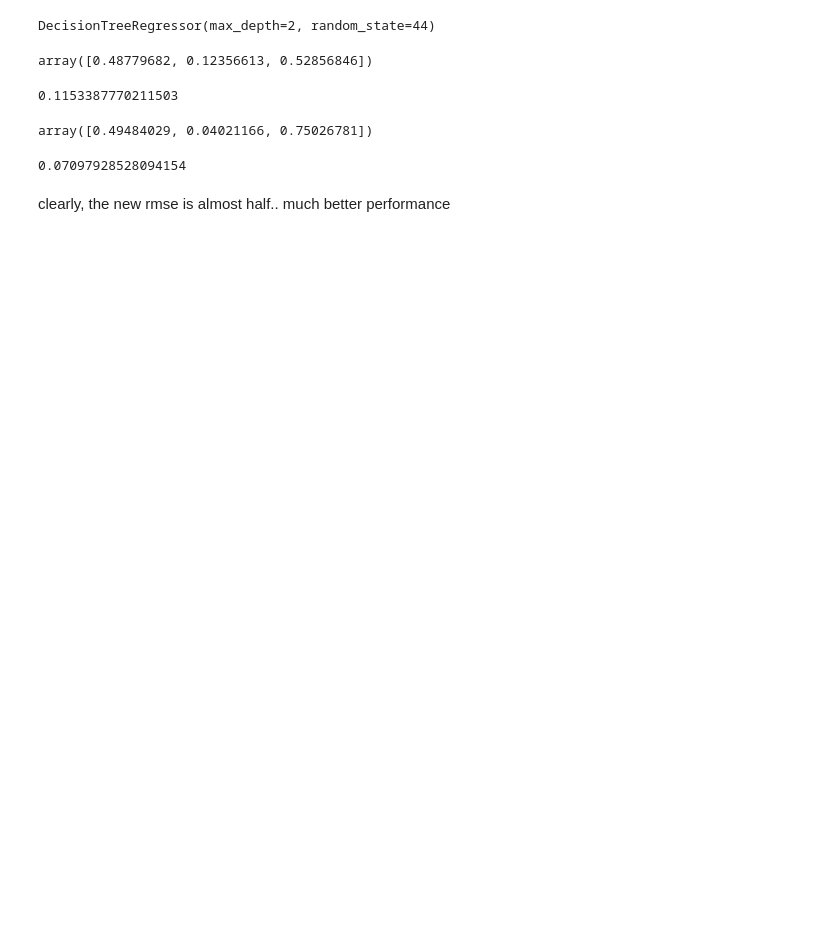
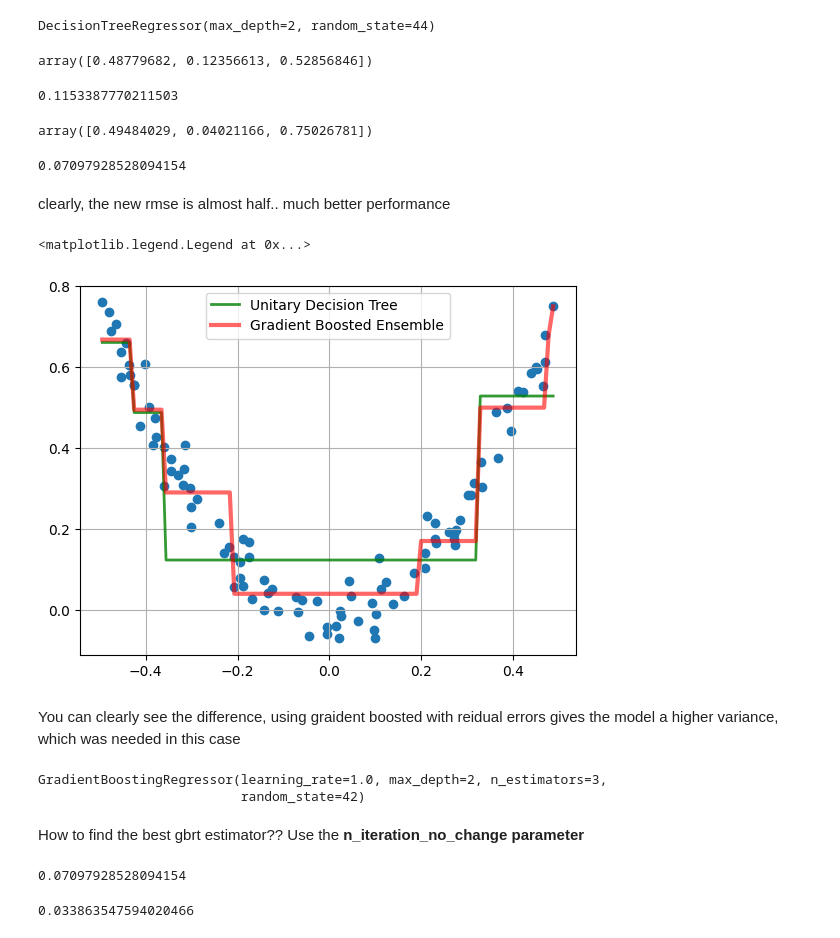
Before and after one commit to taif-ghazali/ML-models, a Jupyter notebook: Ensemble Methods.ipynb, the cells around one changed output. Cells and saved outputs as stored; diff of their text form; code cells hidden in the pictures; blank space fills up the shorter version.

Commit message:
Looked up more into GBRT.. Interesting to say the least

```diff
--- a/Ensemble Methods.ipynb
+++ b/Ensemble Methods.ipynb
@@ -344,3 +337,51 @@ new_rmse
 0.07097928528094154
 # %% [markdown]
 clearly, the new rmse is almost half.. much better performance
+# %%
+plt.scatter(X,y, linestyle= "None")
+
+x1 = np.linspace(X.min(), X.max(), 100).reshape(-1,1)
+y_pred_tree= tree_reg1.predict(x1)
+y_pred_gd= sum(tree.predict(x1) for tree in (tree_reg1, tree_reg2, tree_reg3))
+plt.grid()
+
+plt.plot(x1, y_pred_tree, linewidth=2, color= "green", alpha= 0.8,  label= "Unitary Decision Tree")
+plt.plot(x1, y_pred_gd, linewidth = 3, color= "red", alpha= 0.6, label = "Gradient Boosted Ensemble")
+
+plt.legend()
+# %% [output]
+<matplotlib.legend.Legend at 0x...>
+[figure, added]
+# %% [markdown]
+You can clearly see the difference, using graident boosted with reidual errors gives the model a higher variance, which was needed in this case
+# %%
+from sklearn.ensemble import GradientBoostingRegressor
+
+gbrt= GradientBoostingRegressor(
+    max_depth=2, n_estimators=3,
+    learning_rate=1.0, random_state=42
+)
+gbrt.fit(X, y)
+# %% [output]
+GradientBoostingRegressor(learning_rate=1.0, max_depth=2, n_estimators=3,
+                          random_state=42)
+# %% [markdown]
+How to find the best gbrt estimator?? Use the **n_iteration_no_change parameter**
+# %%
+gbrt_pred = gbrt.predict(X)
+basic_gbrt_rmse = root_mean_squared_error(y, gbrt_pred)
+basic_gbrt_rmse
+# %% [output]
+0.07097928528094154
+# %%
+gbrt_best= GradientBoostingRegressor(
+    max_depth=2, learning_rate=0.1, n_estimators=500,
+    n_iter_no_change=10, random_state=42
+)
+gbrt_best.fit(X,y)
+
+gbrt_best_pred = gbrt_best.predict(X)
+gbrt_rmse = root_mean_squared_error(y, gbrt_best_pred)
+gbrt_rmse
+# %% [output]
+0.033863547594020466
```
Also changed, not shown: parts of 9 cells of this notebook.
